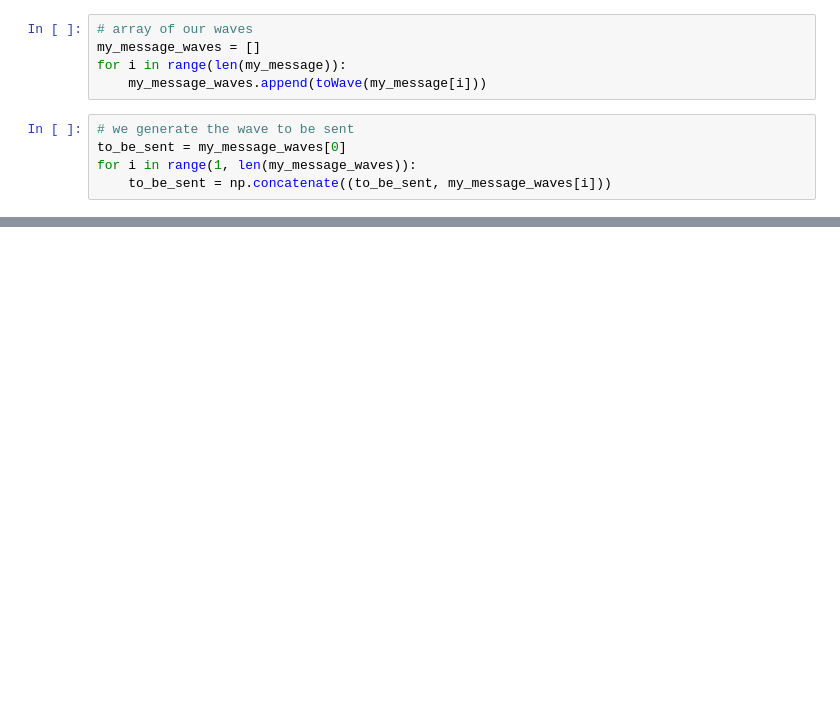
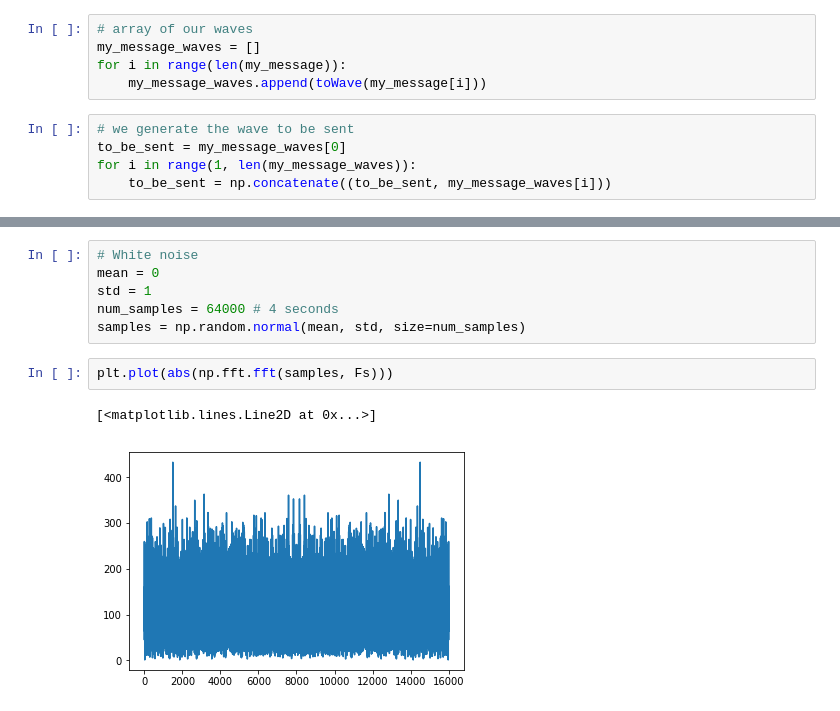
Before and after one commit to lucieperrotta/PDC, a Jupyter notebook: waveformFormer.ipynb, the cells around one changed output, grey strips where cells are left out. Cells and saved outputs as stored; diff of their text form; blank space fills up the shorter version.

```diff
--- a/waveformFormer.ipynb
+++ b/waveformFormer.ipynb
@@ -90,0 +109,11 @@ IPython.display.Audio(to_be_sent, rate=Fs)
+# %%
+# White noise
+mean = 0
+std = 1
+num_samples = 64000 # 4 seconds
+samples = np.random.normal(mean, std, size=num_samples)
+# %%
+plt.plot(abs(np.fft.fft(samples, Fs)))
+# %% [output]
+[<matplotlib.lines.Line2D at 0x...>]
+[figure, added]
```
Also changed, not shown: parts of 18 cells of this notebook.
